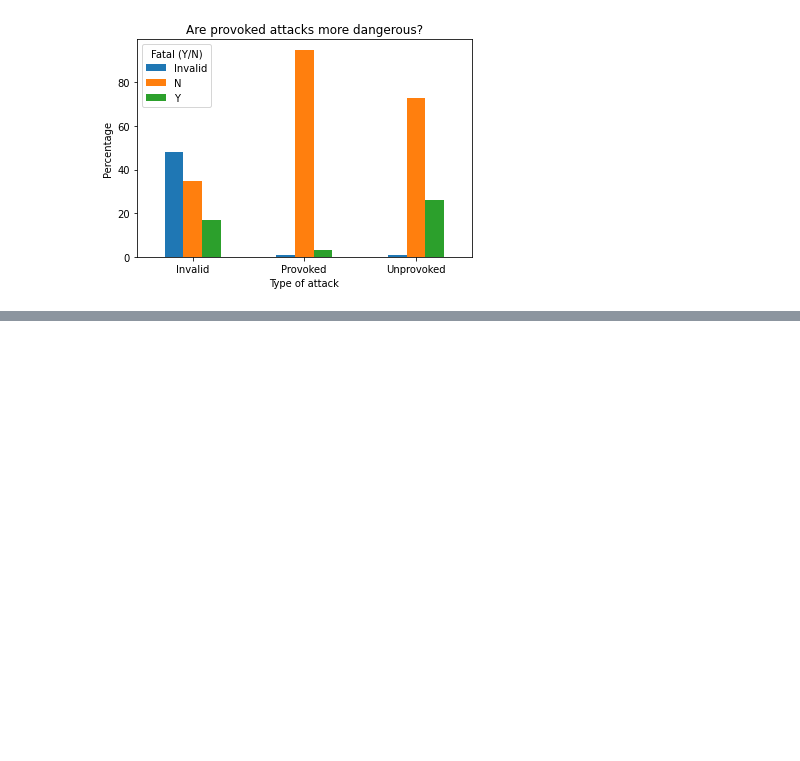
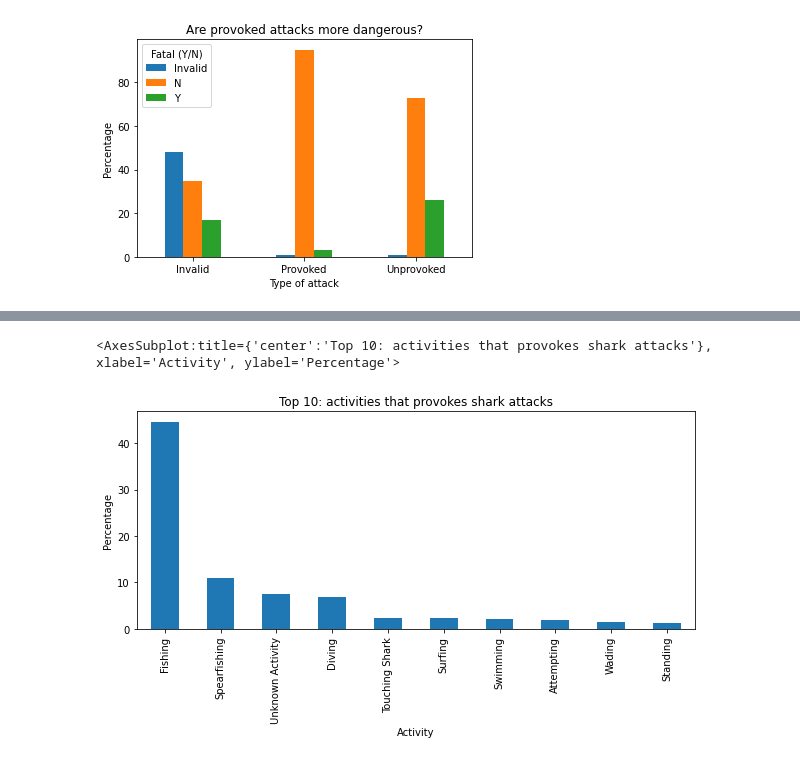
Before and after one commit to MandyP717/Data-analytics-with-python, a Jupyter notebook: Shark Attack/Sharks.ipynb, the cells around one changed output, grey strips where cells are left out. Cells and saved outputs as stored; diff of their text form; code cells hidden in the pictures; blank space fills up the shorter version.

```diff
--- a/Shark Attack/Sharks.ipynb
+++ b/Shark Attack/Sharks.ipynb
@@ -207,0 +201,5 @@ df_activity = df_activity.loc[df_activity['Type'] == 'Provoked'].copy()
+# %%
+Activity.head(10).plot(kind='bar', rot=90, figsize=(10,4), title='Top 10: activities that provokes shark attacks', xlabel='Activity', ylabel='Percentage')
+# %% [output]
+<AxesSubplot:title={'center':'Top 10: activities that provokes shark attacks'}, xlabel='Activity', ylabel='Percentage'>
+[figure, added]
```
Also changed, not shown: parts of 6 cells of this notebook.
